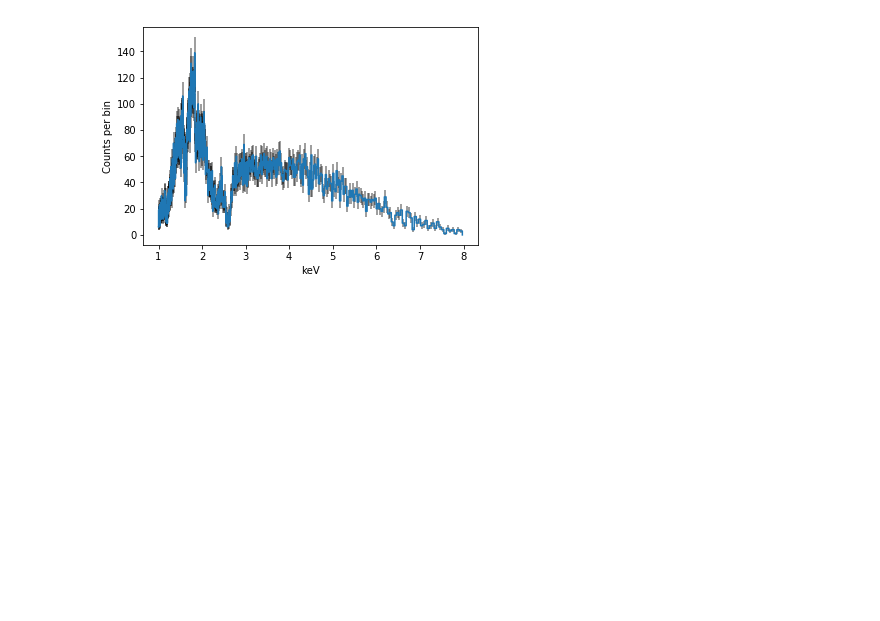
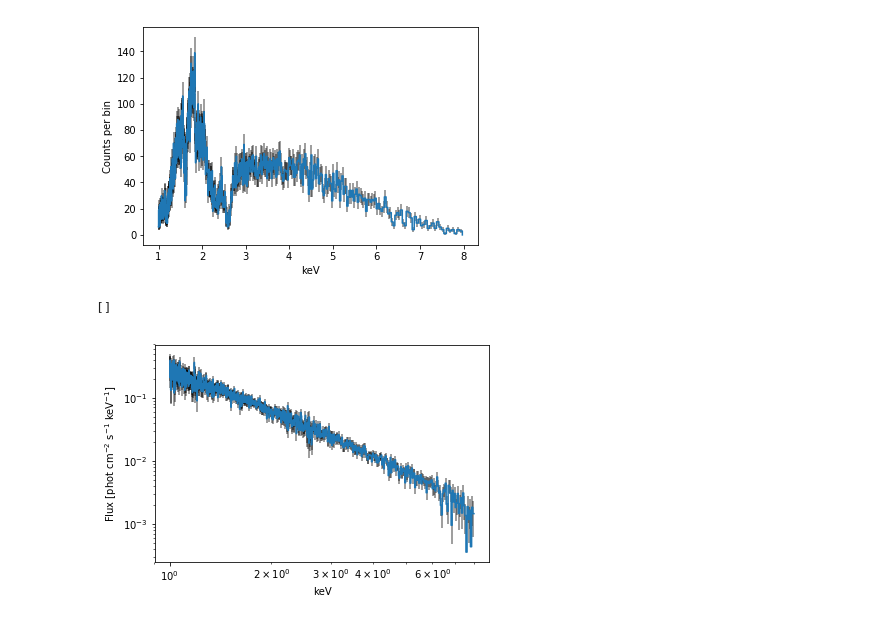
Before and after one commit to eblur/pyxsis, a Jupyter notebook: notebooks/Binned_Spectrum.ipynb, the cells around one changed output. Saved outputs shown, nothing was run; the diff lists cells and outputs as text; code cells hidden in the pictures; blank space fills up the shorter version.

Commit message:
plot_unfold works!

```diff
--- a/notebooks/Binned_Spectrum.ipynb
+++ b/notebooks/Binned_Spectrum.ipynb
@@ -67,3 +67,10 @@ ax = plt.subplot(111)
 xpysis.plot_counts(ax, mrk421, xunit='keV')
 # %% [output]
 [figure]
+# %%
+ax = plt.subplot(111)
+xpysis.plot_unfold(ax, mrk421, xunit='keV')
+plt.loglog()
+# %% [output]
+[]
+[figure, added]
```
Also changed, not shown: parts of 1 cell of this notebook, 1 other file.
